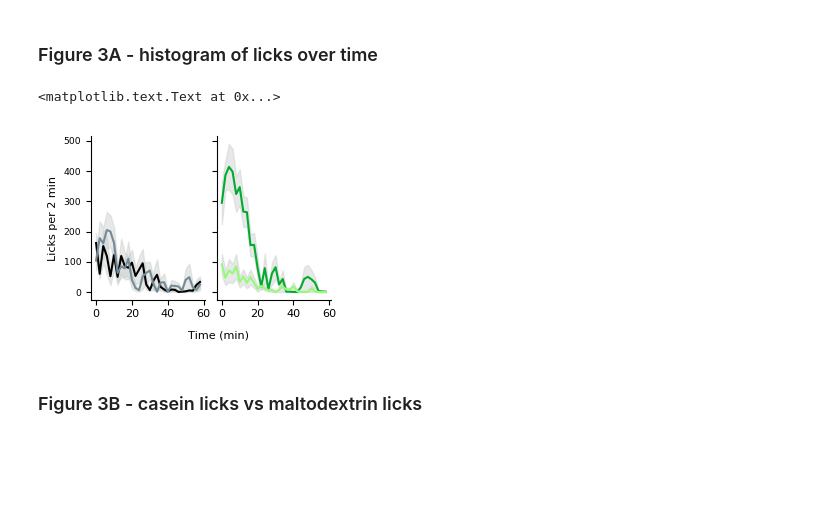
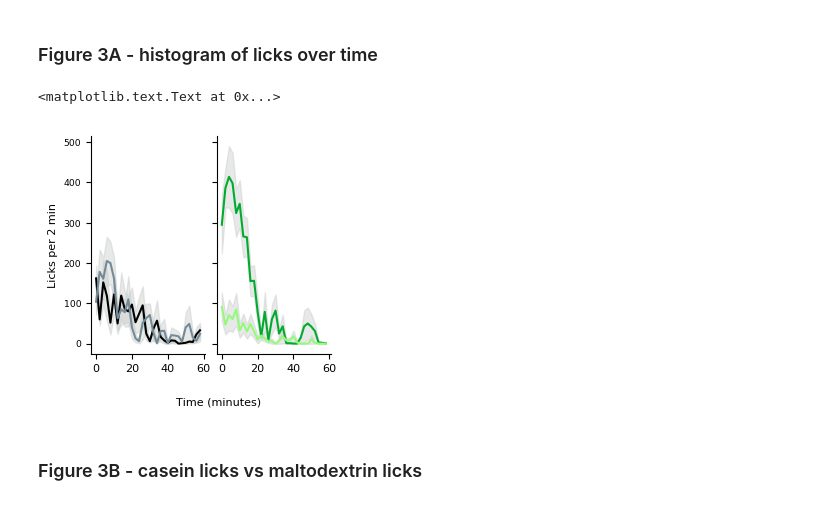
Before and after one commit to jaimemcc/murphy-2017, a Jupyter notebook: Murphy2017.ipynb, the cells around one changed output. Drawn from its saved outputs; the diff is of its cells as text; code cells hidden in the pictures; blank space fills up the shorter version.

```diff
--- a/Murphy2017.ipynb
+++ b/Murphy2017.ipynb
@@ -904,14 +866,14 @@ df2.insert(2,'pref', pref)
 # %%
 mpl.rcParams['figure.subplot.wspace'] = 0.1
 mpl.rcParams['figure.subplot.left'] = 0.15
-fig, ax = plt.subplots(nrows=1, ncols=2, sharex=True, sharey=True, figsize=(3.2, 2.4))
+fig, ax = plt.subplots(nrows=1, ncols=2, sharex=True, sharey=True, figsize=(3.2, 3.2))
 
 prefhistFig(ax[0], ax[1], df, 'hist')
-fig.text(0.55, 0.04, 'Time (min)', ha='center')
+fig.text(0.55, 0.04, 'Time (minutes)', ha='center')
 ax[0].set_ylabel('Licks per 2 min')
 # %% [output]
 <matplotlib.text.Text at 0x...>
-[figure, old version]
+[figure, new version]
 # %% [markdown]
 ### Figure 3B - casein licks vs maltodextrin licks
 # %%
```
Also changed, not shown: parts of 11 cells of this notebook, 2 other files.
